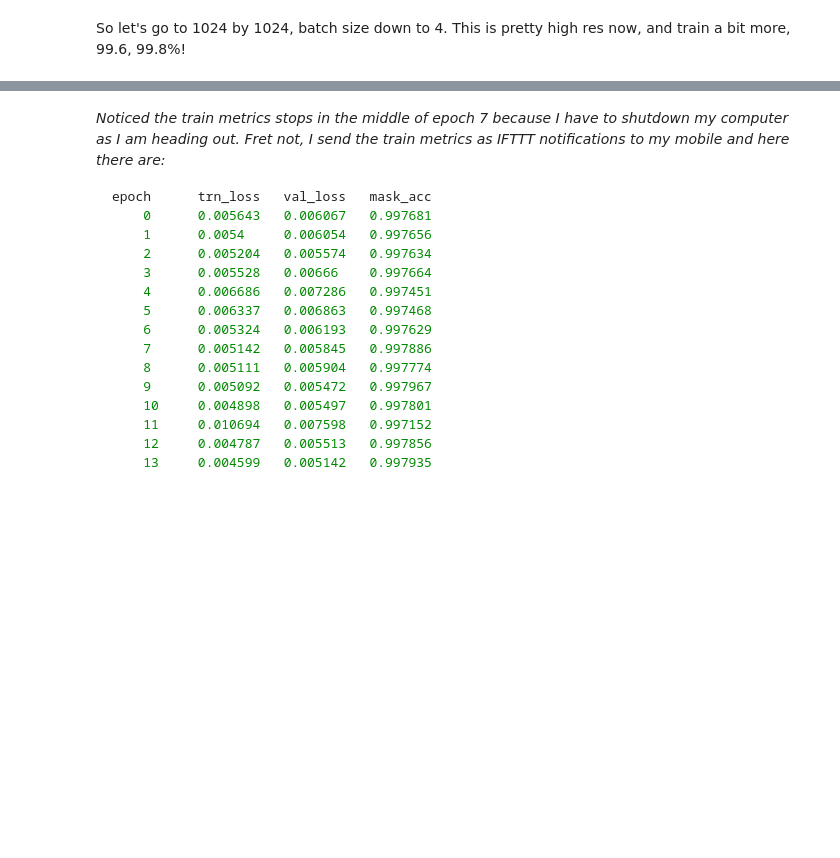
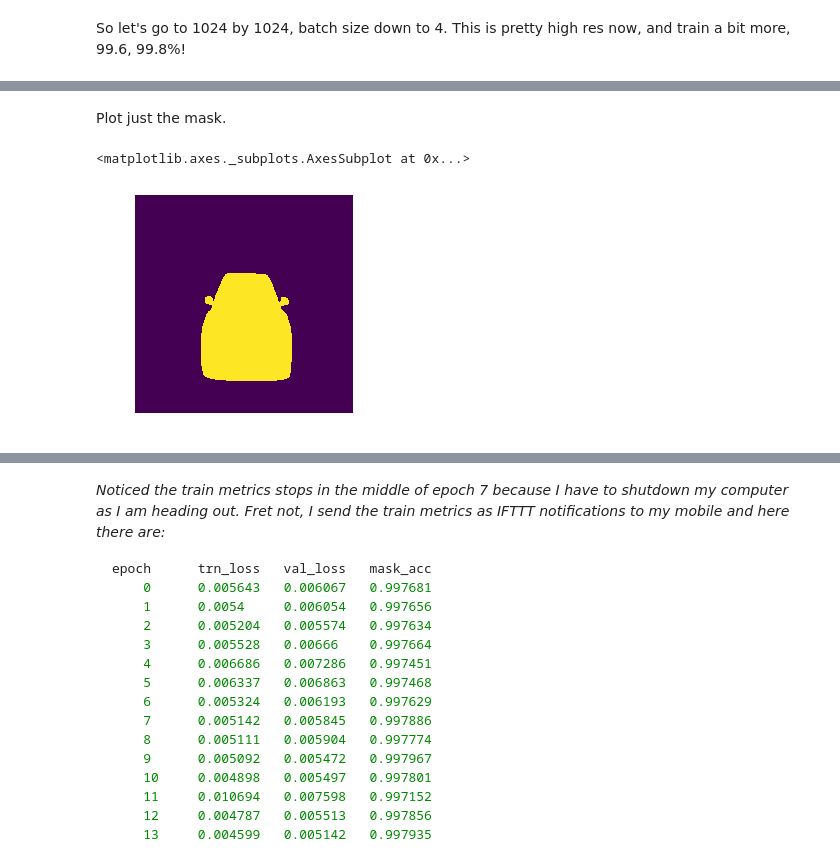
Before and after one commit to Sundragon1993/fastai, a Jupyter notebook: courses/dl2/carvana.ipynb, the cells around one changed output, grey strips where cells are left out. Drawn from its saved outputs; the diff is of its cells as text; code cells hidden in the pictures; blank space fills up the shorter version.

```diff
--- a/courses/dl2/carvana.ipynb
+++ b/courses/dl2/carvana.ipynb
@@ -712,0 +793,7 @@ lrs = np.array([lr / 100, lr / 10, lr]) / 8
+# %% [markdown]
+Plot just the mask.
+# %%
+show_img(py[0] > 0)
+# %% [output]
+<matplotlib.axes._subplots.AxesSubplot at 0x...>
+[figure, added]
```
Also changed, not shown: parts of 23 cells of this notebook.
